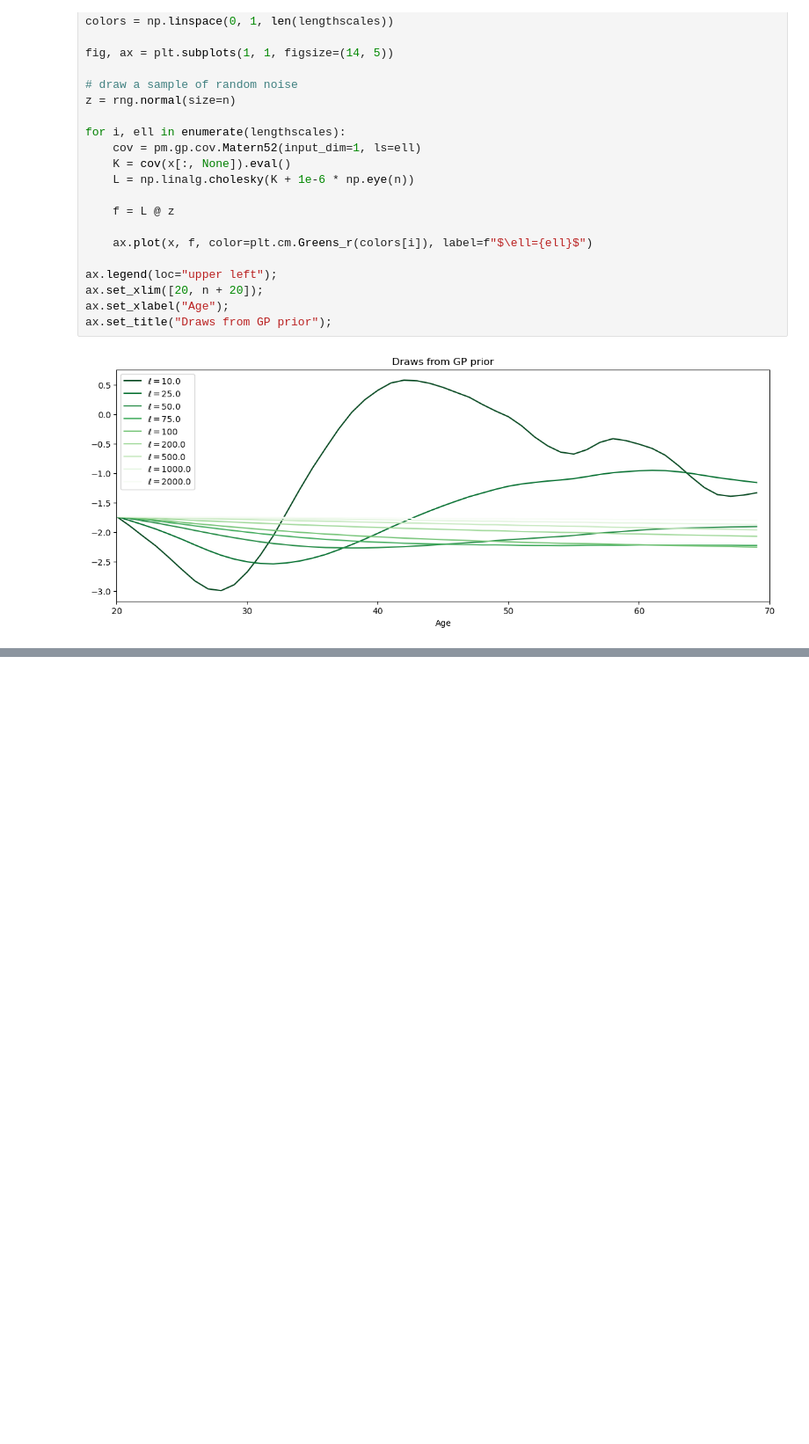
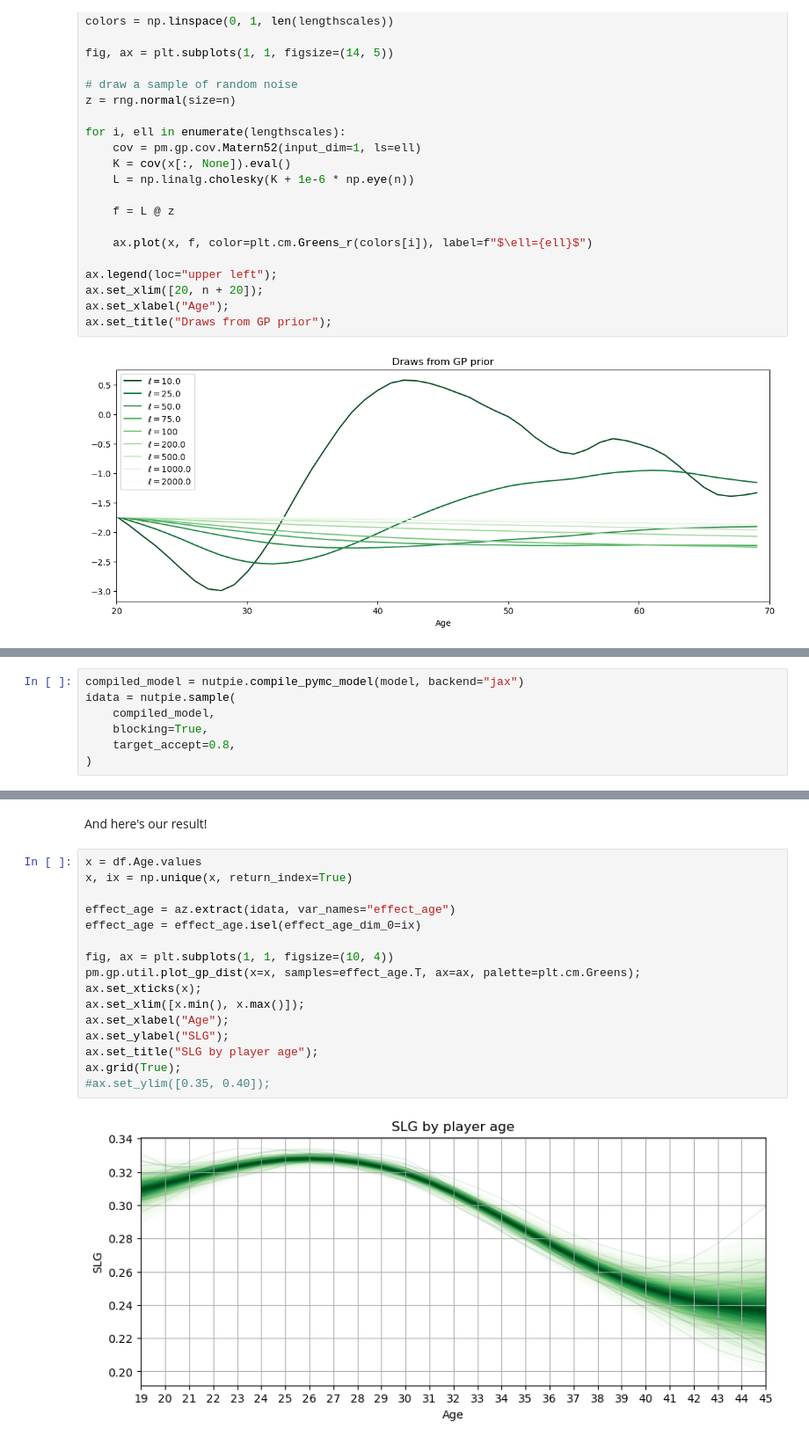
Before and after one commit to bwengals/pydata_global_2024_GPs, a Jupyter notebook: gps_in_practice.ipynb, the cells around one changed output, grey strips where cells are left out. Shown at 88% size. Drawn from its saved outputs; the diff is of its cells as text; blank space fills up the shorter version.

```diff
--- a/gps_in_practice.ipynb
+++ b/gps_in_practice.ipynb
@@ -507,0 +875,7 @@ Use Matern, not ExpQuad.  The posterior mean is always smoother than the posteri
+# %%
+compiled_model = nutpie.compile_pymc_model(model, backend="jax")
+idata = nutpie.sample(
+    compiled_model,
+    blocking=True,
+    target_accept=0.8,
+)
@@ -507,0 +912,20 @@ Use Matern, not ExpQuad.  The posterior mean is always smoother than the posteri
+# %% [markdown]
+And here's our result!
+# %%
+x = df.Age.values
+x, ix = np.unique(x, return_index=True)
+
+effect_age = az.extract(idata, var_names="effect_age")
+effect_age = effect_age.isel(effect_age_dim_0=ix)
+
+fig, ax = plt.subplots(1, 1, figsize=(10, 4))
+pm.gp.util.plot_gp_dist(x=x, samples=effect_age.T, ax=ax, palette=plt.cm.Greens);
+ax.set_xticks(x);
+ax.set_xlim([x.min(), x.max()]);
+ax.set_xlabel("Age");
+ax.set_ylabel("SLG");
+ax.set_title("SLG by player age");
+ax.grid(True);
+#ax.set_ylim([0.35, 0.40]);
+# %% [output]
+[figure, added]
```
Also changed, not shown: parts of 37 cells of this notebook.
